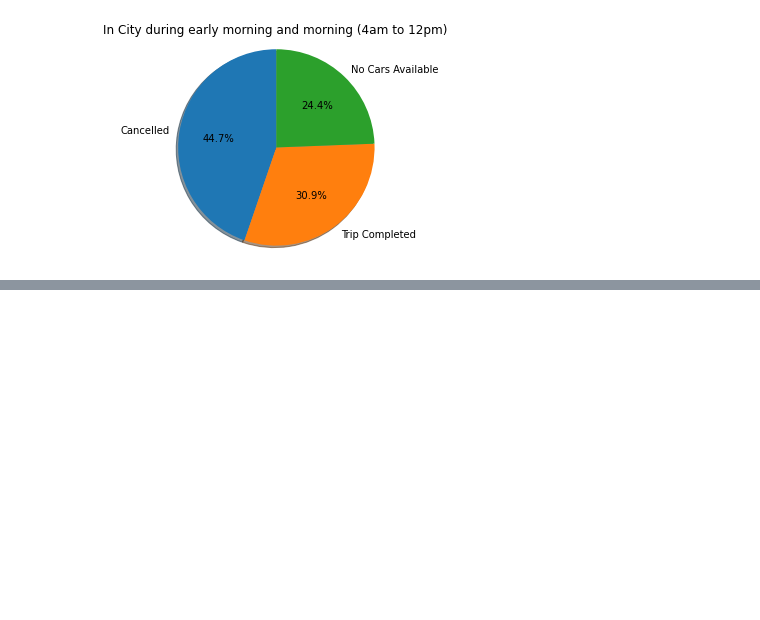
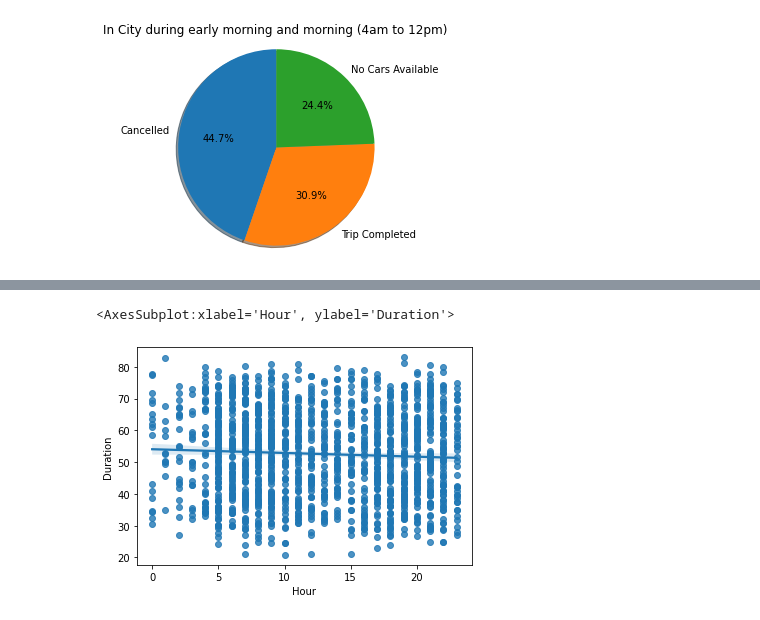
Before and after one commit to VikashShrivastava/EDA_PROJECT, a Jupyter notebook: EDA_CODES.ipynb, the cells around one changed output, grey strips where cells are left out. Cells and saved outputs as stored; diff of their text form; code cells hidden in the pictures; blank space fills up the shorter version.

```diff
--- a/EDA_CODES.ipynb
+++ b/EDA_CODES.ipynb
@@ -480,0 +505,11 @@ pie_chart(df_airport_count, "In City during early morning and morning (4am to 12
+# %%
+# For City to Airport rides.
+
+# Using scatterplot (regplot) since we have to visualize corelation, if any.
+
+# scatter plot of hour w.r.t. Duration.
+
+sns.regplot(x = "Hour", y = "Duration", data = uber_data[(uber_data['Duration']>0)&(uber_data['Pickup point']=='City')])
+# %% [output]
+<AxesSubplot:xlabel='Hour', ylabel='Duration'>
+[figure, added]
```
Also changed, not shown: parts of 11 cells of this notebook.
